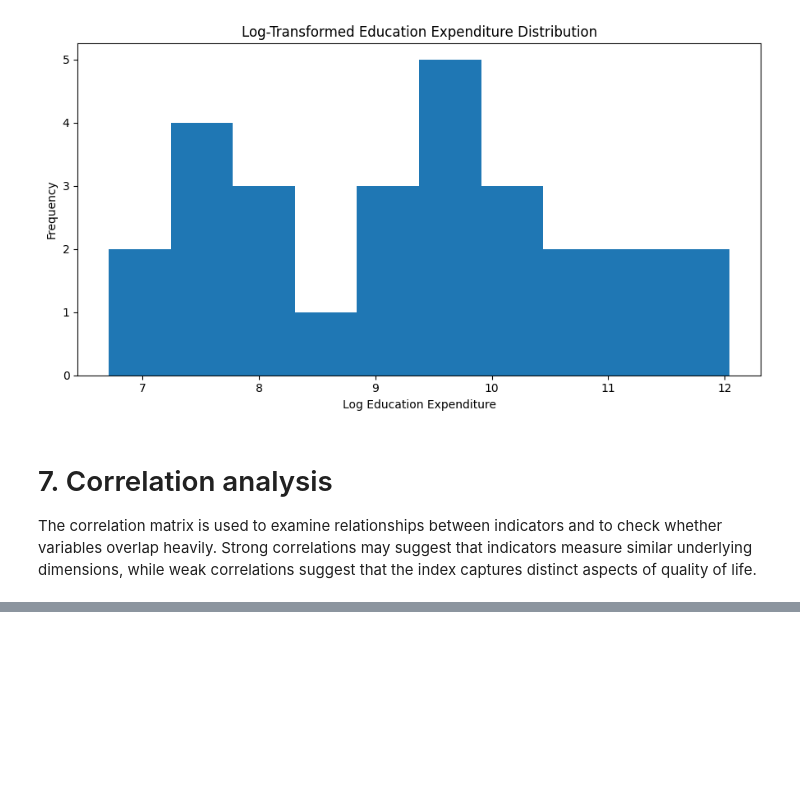
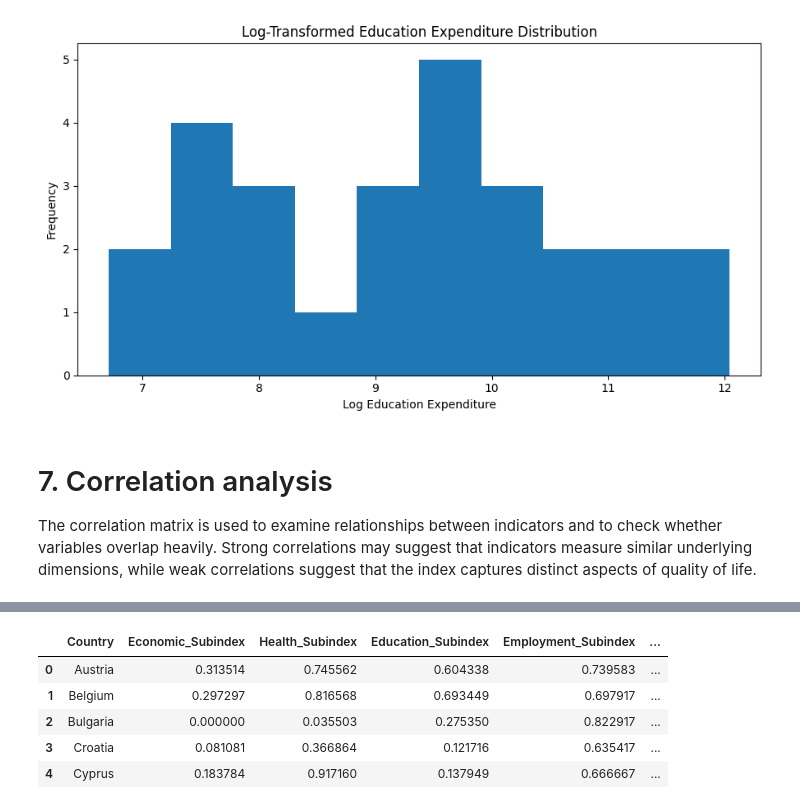
Before and after one commit to MohamedAshik14-blip/DAV-CA1, a Jupyter notebook: code/EU Quality of Life Index_Notebook.ipynb, the cells around one changed output, grey strips where cells are left out. Drawn from its saved outputs; the diff is of its cells as text; code cells hidden in the pictures; blank space fills up the shorter version.

```diff
--- a/code/EU Quality of Life Index_Notebook.ipynb
+++ b/code/EU Quality of Life Index_Notebook.ipynb
@@ -369,0 +387,42 @@ corr
+# %%
+
+INDEX_FEATURES = [
+    "GDP_PPS",
+    "Life_Expectancy",
+    "Education_Expenditure_Log",
+    "Unemployment_Rate",
+    "High_Life_Satisfaction"
+]
+
+scaler = MinMaxScaler()
+normalised_values = scaler.fit_transform(df[INDEX_FEATURES])
+
+normalised = pd.DataFrame(normalised_values, columns=[f"{c}_Normalised" for c in INDEX_FEATURES])
+normalised["Country"] = df["Country"].values
+
+df_index = df.copy()
+df_index = pd.concat([df_index, normalised.drop(columns=["Country"])], axis=1)
+
+# Create sub-indices
+df_index["Economic_Subindex"] = df_index["GDP_PPS_Normalised"]
+df_index["Health_Subindex"] = df_index["Life_Expectancy_Normalised"]
+df_index["Education_Subindex"] = df_index["Education_Expenditure_Log_Normalised"]
+df_index["Employment_Subindex"] = 1 - df_index["Unemployment_Rate_Normalised"]
+df_index["Wellbeing_Subindex"] = df_index["High_Life_Satisfaction_Normalised"]
+
+SUBINDICES = [
+    "Economic_Subindex",
+    "Health_Subindex",
+    "Education_Subindex",
+    "Employment_Subindex",
+    "Wellbeing_Subindex"
+]
+
+df_index[["Country"] + SUBINDICES].head()
+# %% [output]
+|  | Country | Economic_Subindex | Health_Subindex | Education_Subindex | Employment_Subindex | ... |
+| 0 | Austria | 0.313514 | 0.745562 | 0.604338 | 0.739583 | ... |
+| 1 | Belgium | 0.297297 | 0.816568 | 0.693449 | 0.697917 | ... |
+| 2 | Bulgaria | 0.000000 | 0.035503 | 0.275350 | 0.822917 | ... |
+| 3 | Croatia | 0.081081 | 0.366864 | 0.121716 | 0.635417 | ... |
+| 4 | Cyprus | 0.183784 | 0.917160 | 0.137949 | 0.666667 | ... |
```
Also changed, not shown: parts of 1 cell of this notebook.
